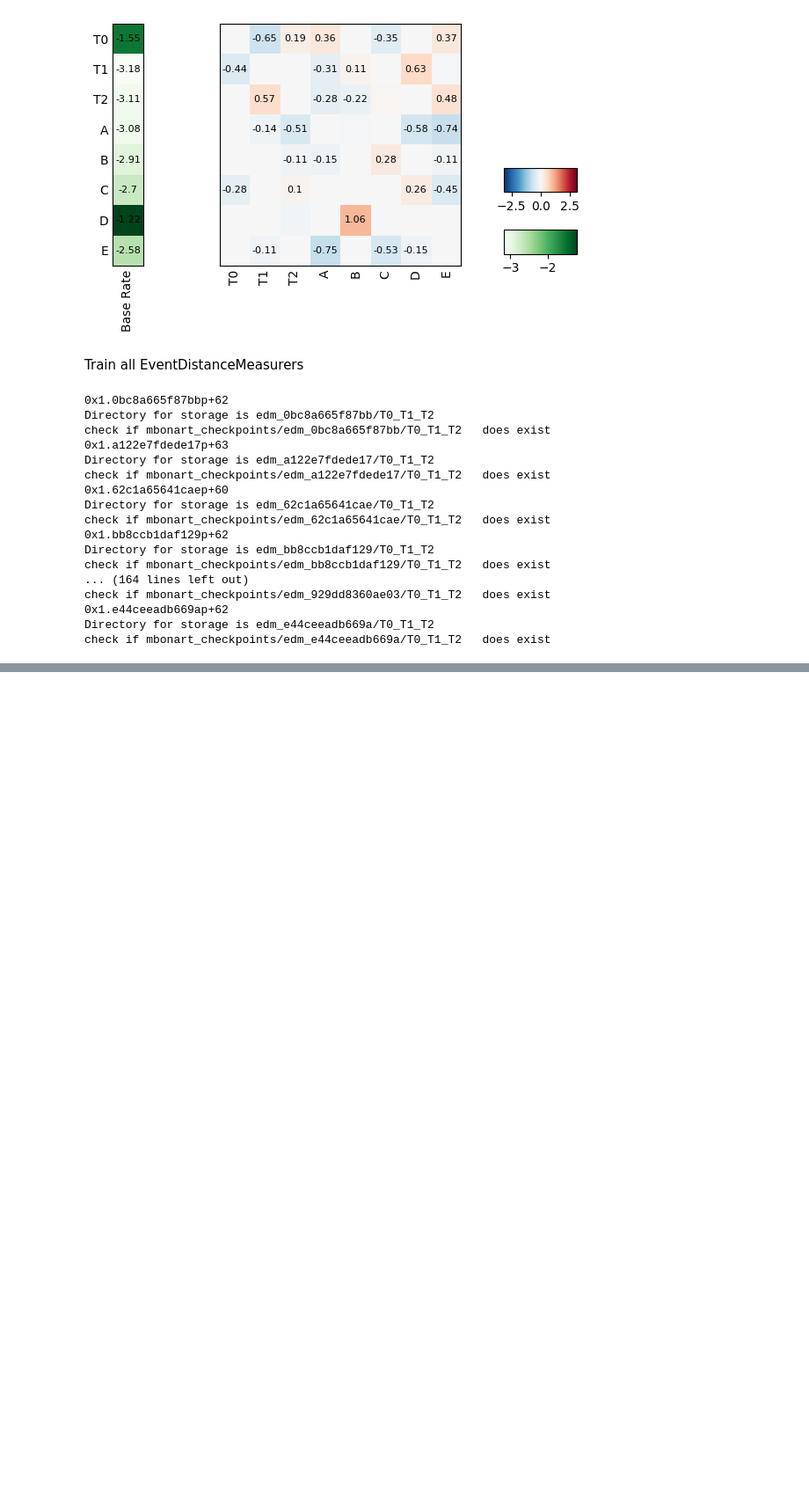
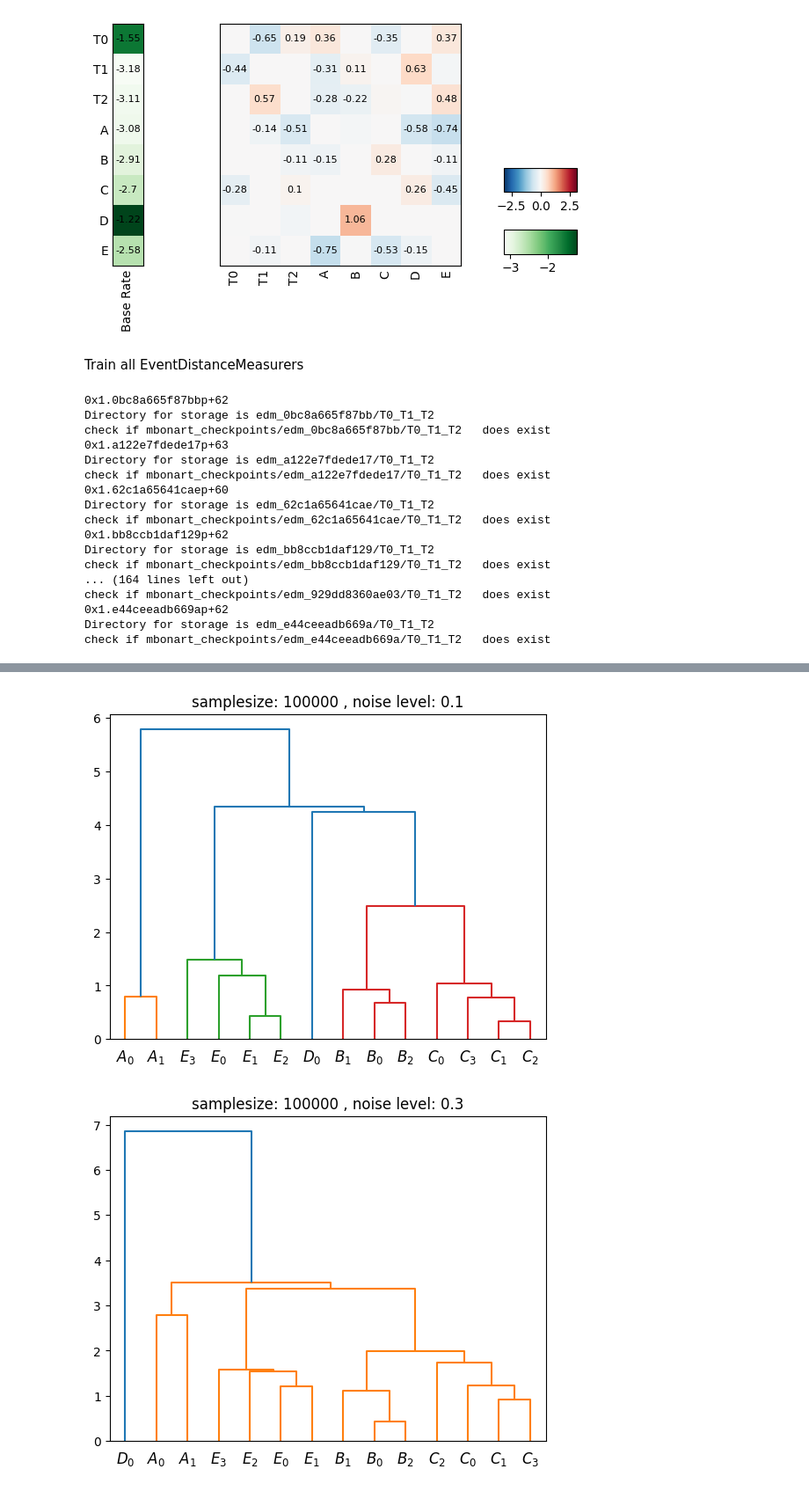
Before and after one commit to MichaelBonart/BachelorThesis, a Jupyter notebook: src/noise_comparison.ipynb, the cells around one changed output, grey strips where cells are left out. Shown at 88% size. Saved outputs shown, nothing was run; the diff lists cells and outputs as text; code cells hidden in the pictures; blank space fills up the shorter version.

```diff
--- a/src/noise_comparison.ipynb
+++ b/src/noise_comparison.ipynb
@@ -118,0 +133,10 @@ Text(50.722222222222214, 0.5, 'Noise-level')
+# %%
+#select and view hierarchical clustering for one example
+for nindex in [1,3,5,7,9]:
+    ex_linkage=all_linkages[nindex][5]
+    scipy.cluster.hierarchy.dendrogram(ex_linkage, labels= [f"${ev}$" for ev in events])
+    plt.title(f"samplesize: {sample_sizes[5]} , noise level: {noise_levels[nindex]}")
+    plt.show()
+# %% [output]
+[figure, added]
+[figure, added]
```
Also changed, not shown: parts of 8 cells of this notebook, 1 other file.
